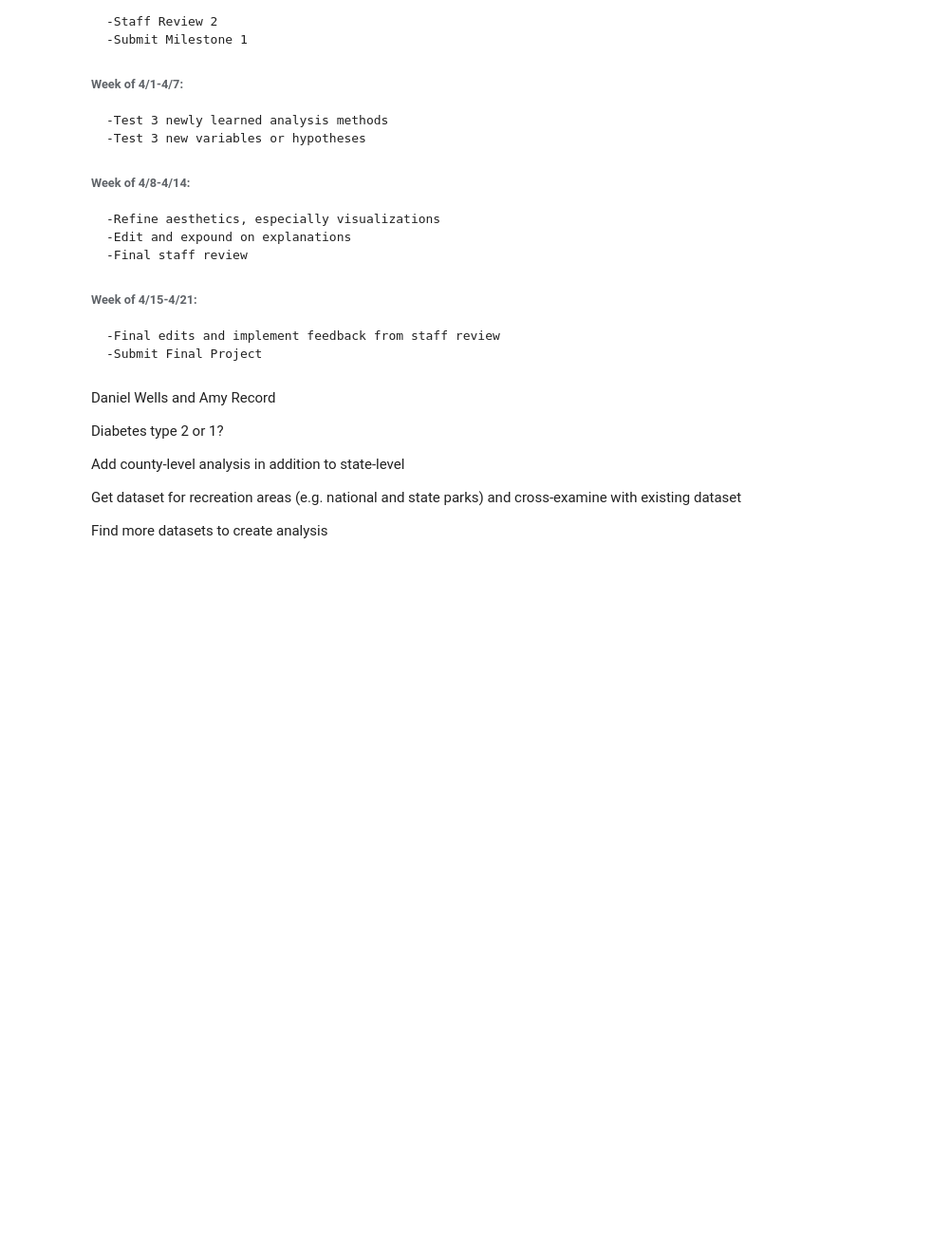
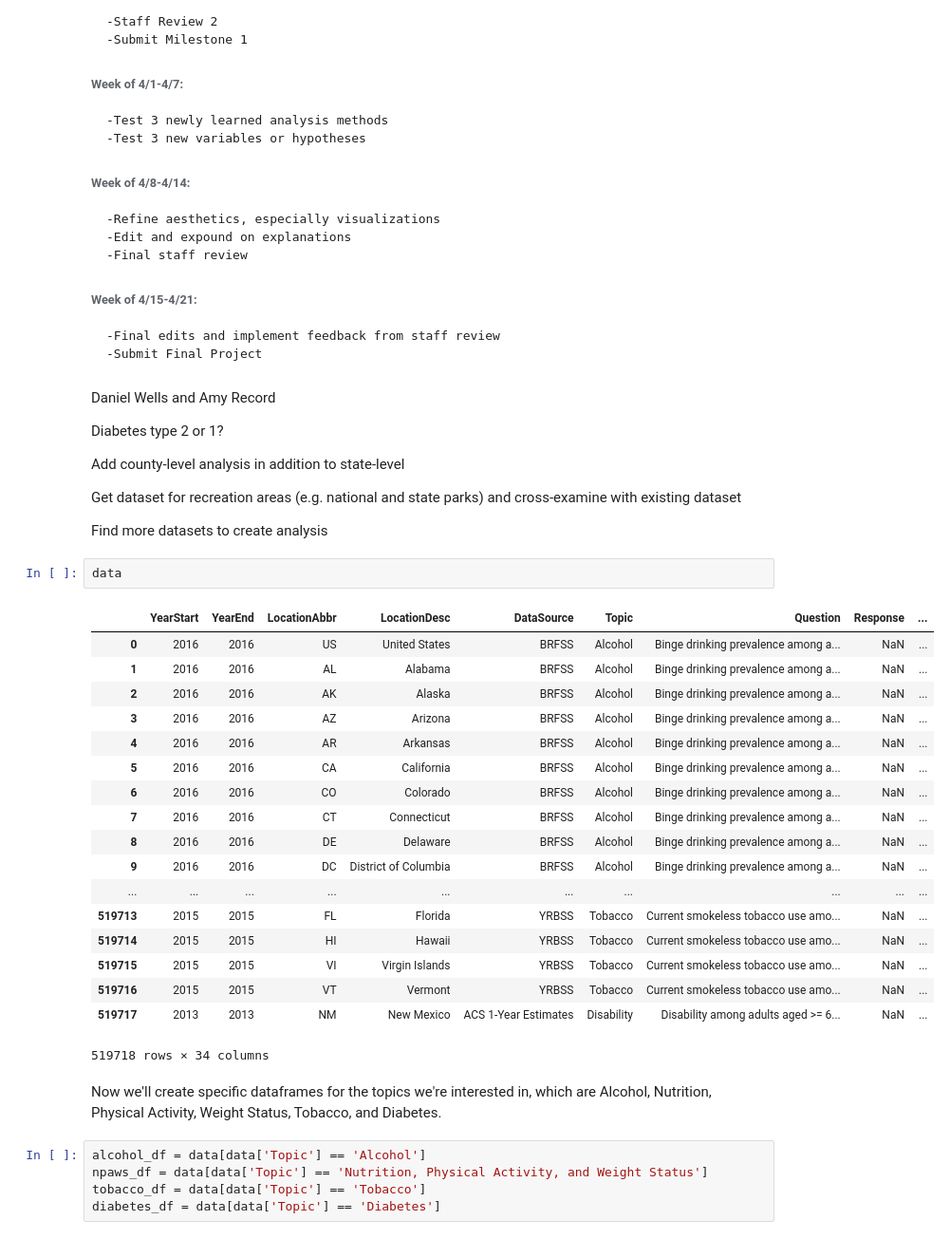
Before and after one commit to kwood16/US-CDI, a Jupyter notebook: Project Proposal.ipynb, the cells around one changed output. Shown at 95% size. Drawn from its saved outputs; the diff is of its cells as text; blank space fills up the shorter version.

Commit message:
Add some data cleansing steps to see what hypotheses we could start working on.

```diff
--- a/Project Proposal.ipynb
+++ b/Project Proposal.ipynb
@@ -179,3 +179,31 @@ Add county-level analysis in addition to state-level
 Get dataset for recreation areas (e.g. national and state parks) and cross-examine with existing dataset
 
 Find more datasets to create analysis
+# %%
+data
+# %% [output]
+|  | YearStart | YearEnd | LocationAbbr | LocationDesc | DataSource | Topic | Question | Response | ... |
+| 0 | 2016 | 2016 | US | United States | BRFSS | Alcohol | Binge drinking prevalence among a... | NaN | ... |
+| 1 | 2016 | 2016 | AL | Alabama | BRFSS | Alcohol | Binge drinking prevalence among a... | NaN | ... |
+| 2 | 2016 | 2016 | AK | Alaska | BRFSS | Alcohol | Binge drinking prevalence among a... | NaN | ... |
+| 3 | 2016 | 2016 | AZ | Arizona | BRFSS | Alcohol | Binge drinking prevalence among a... | NaN | ... |
+| 4 | 2016 | 2016 | AR | Arkansas | BRFSS | Alcohol | Binge drinking prevalence among a... | NaN | ... |
+| 5 | 2016 | 2016 | CA | California | BRFSS | Alcohol | Binge drinking prevalence among a... | NaN | ... |
+| 6 | 2016 | 2016 | CO | Colorado | BRFSS | Alcohol | Binge drinking prevalence among a... | NaN | ... |
+| 7 | 2016 | 2016 | CT | Connecticut | BRFSS | Alcohol | Binge drinking prevalence among a... | NaN | ... |
+| 8 | 2016 | 2016 | DE | Delaware | BRFSS | Alcohol | Binge drinking prevalence among a... | NaN | ... |
+| 9 | 2016 | 2016 | DC | District of Columbia | BRFSS | Alcohol | Binge drinking prevalence among a... | NaN | ... |
+| ... | ... | ... | ... | ... | ... | ... | ... | ... | ... |
+| 519713 | 2015 | 2015 | FL | Florida | YRBSS | Tobacco | Current smokeless tobacco use amo... | NaN | ... |
+| 519714 | 2015 | 2015 | HI | Hawaii | YRBSS | Tobacco | Current smokeless tobacco use amo... | NaN | ... |
+| 519715 | 2015 | 2015 | VI | Virgin Islands | YRBSS | Tobacco | Current smokeless tobacco use amo... | NaN | ... |
+| 519716 | 2015 | 2015 | VT | Vermont | YRBSS | Tobacco | Current smokeless tobacco use amo... | NaN | ... |
+| 519717 | 2013 | 2013 | NM | New Mexico | ACS 1-Year Estimates | Disability | Disability among adults aged >= 6... | NaN | ... |
+519718 rows × 34 columns
+# %% [markdown]
+Now we'll create specific dataframes for the topics we're interested in, which are Alcohol, Nutrition, Physical Activity, Weight Status, Tobacco, and Diabetes.
+# %%
+alcohol_df = data[data['Topic'] == 'Alcohol']
+npaws_df = data[data['Topic'] == 'Nutrition, Physical Activity, and Weight Status']
+tobacco_df = data[data['Topic'] == 'Tobacco']
+diabetes_df = data[data['Topic'] == 'Diabetes']
```
Also changed, not shown: parts of 8 cells of this notebook.
